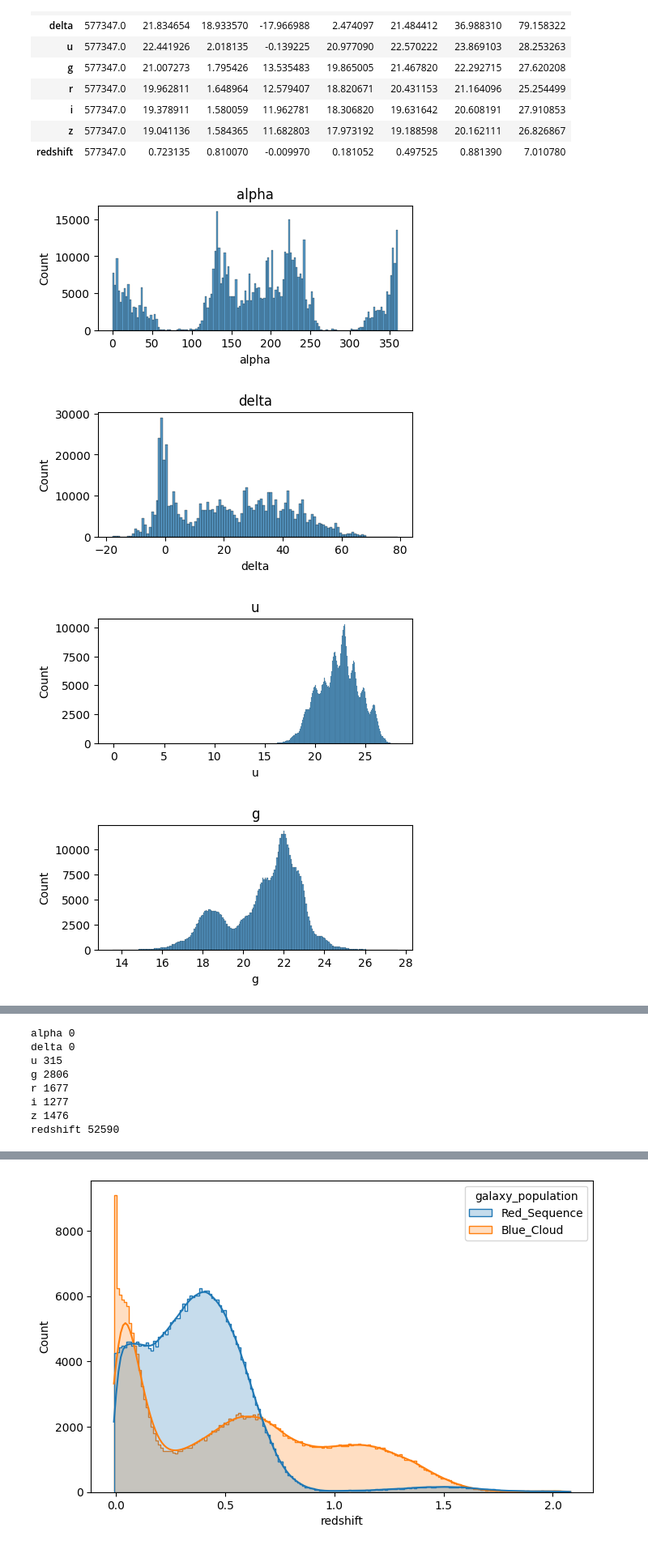
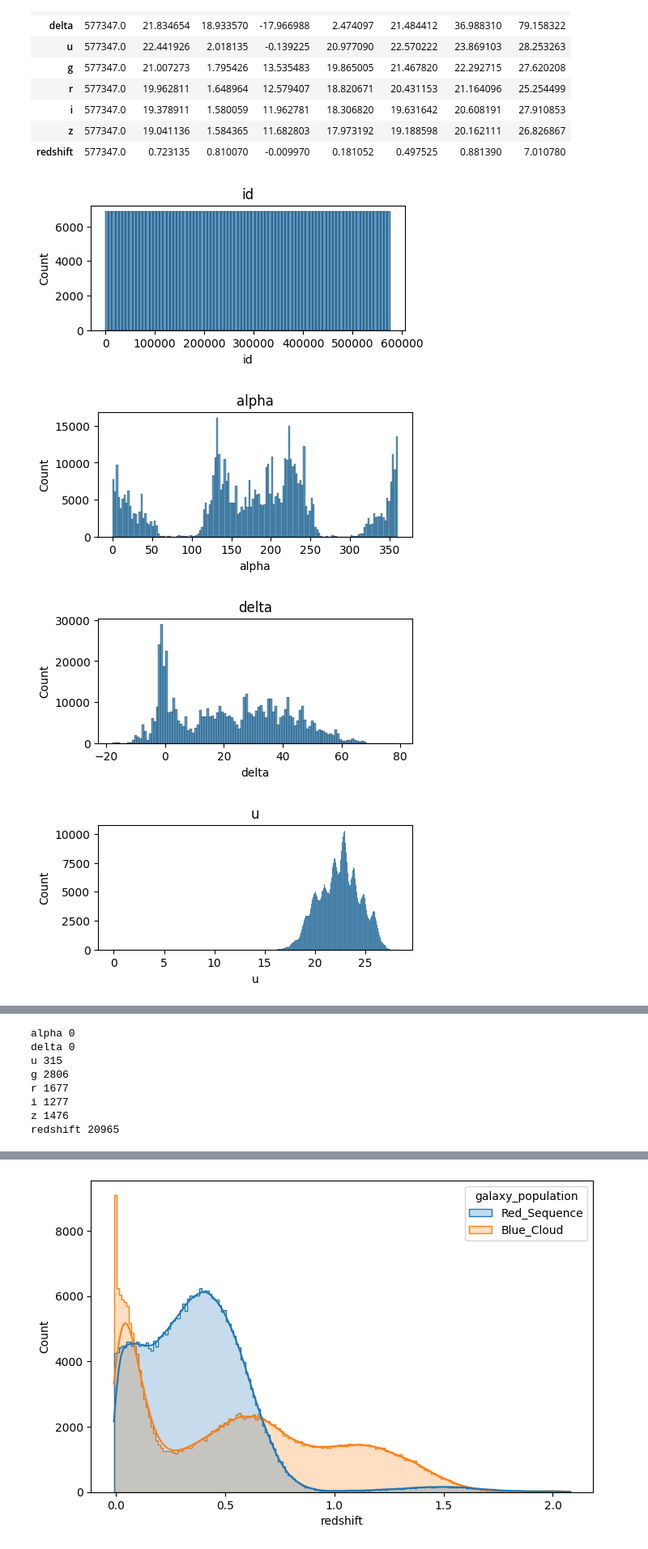
Before and after one commit to 404visco/ML, a Jupyter notebook: Kaggle/stellarclass.ipynb, the cells around one changed output, grey strips where cells are left out. Shown at 81% size. Saved outputs shown, nothing was run; the diff lists cells and outputs as text; code cells hidden in the pictures.

```diff
--- a/Kaggle/stellarclass.ipynb
+++ b/Kaggle/stellarclass.ipynb
@@ -93,31 +95,31 @@ X.describe().T
 | z | 577347.0 | 19.041136 | 1.584365 | 11.682803 | 17.973192 | 19.188598 | 20.162111 | 26.826867 |
 | redshift | 577347.0 | 0.723135 | 0.810070 | -0.009970 | 0.181052 | 0.497525 | 0.881390 | 7.010780 |
 # %%
-for col in X.columns:
+for col in df.columns:
     plt.figure(figsize=(5,2))
-    sns.histplot(x=X[col])
+    sns.histplot(x=df[col])
     plt.title(col)
     plt.show()
 
 def detect_outlier_iqr(df, col):
     Q1 = df[col].quantile(0.25)
     Q3 = df[col].quantile(0.75)
 
     IQR = Q3 - Q1
 
     lower = Q1 - 1.5 * IQR
     upper = Q3 + 1.5 * IQR
 
     outlier = df[(df[col] < lower) | (df[col] > upper)]
 
     return outlier
 
 
 for col in X.select_dtypes(include='number').columns:
     out = detect_outlier_iqr(X, col)
     print(col, len(out))
 # %% [output]
-[figure, old version]
+[figure, new version]
-[figure, old version]
+[figure, new version]
-[figure, old version]
+[figure, new version]
-[figure, old version]
+[figure, new version]
@@ -135,7 +138,7 @@ g 2806
 r 1677
 i 1277
 z 1476
-redshift 52590
+redshift 20965
 # %% [markdown]
 Temuan:
 - redshift sangat skew (skew kanan) - banyak data berkumpul di kiri. berarti kebanyakan bintang berada tidak terlalu jauh dari pengamat (redshift kecil = jarak dekat)
```
Also changed, not shown: parts of 24 cells of this notebook.
